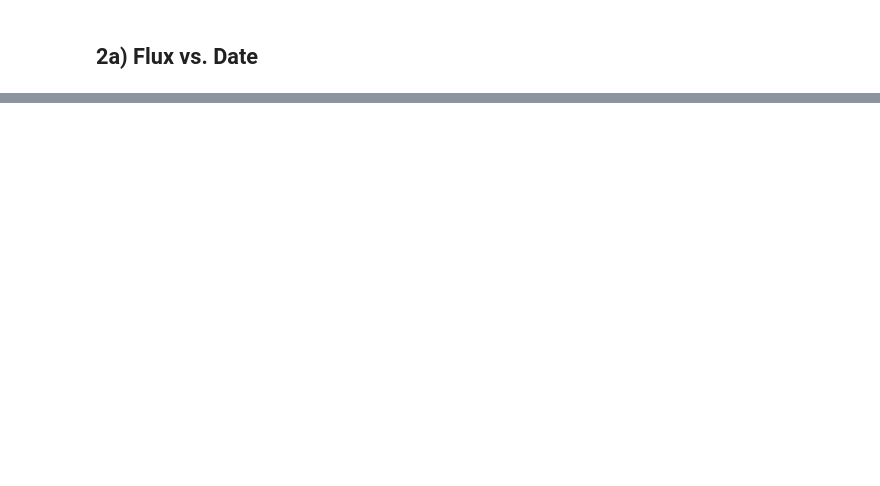
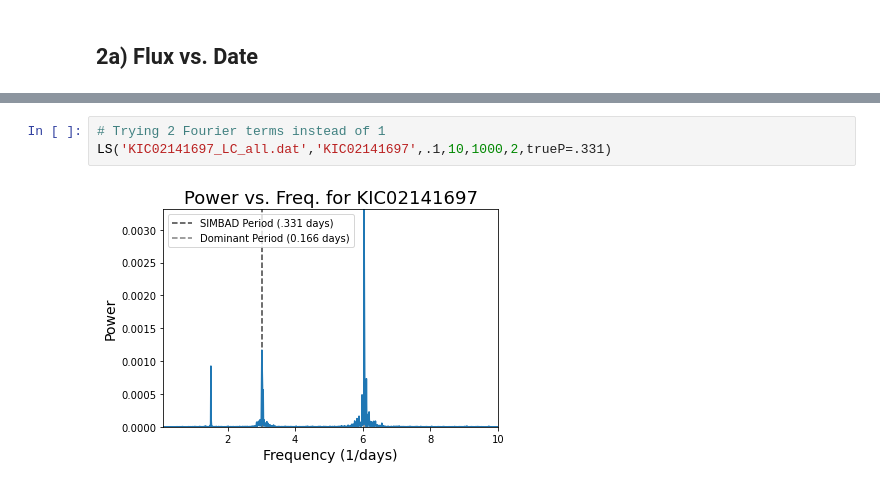
Before and after one commit to jlilly364/ASTR5490, a Jupyter notebook: HW2/PlanetsHW2.ipynb, the cells around one changed output, grey strips where cells are left out. Saved outputs shown, nothing was run; the diff lists cells and outputs as text; blank space fills up the shorter version.

```diff
--- a/HW2/PlanetsHW2.ipynb
+++ b/HW2/PlanetsHW2.ipynb
@@ -332,0 +413,5 @@ NameError: name 'minfreq' is not defined
+# %%
+# Trying 2 Fourier terms instead of 1
+LS('KIC02141697_LC_all.dat','KIC02141697',.1,10,1000,2,trueP=.331)
+# %% [output]
+[figure, added]
```
Also changed, not shown: parts of 55 cells of this notebook, 3 other files.
